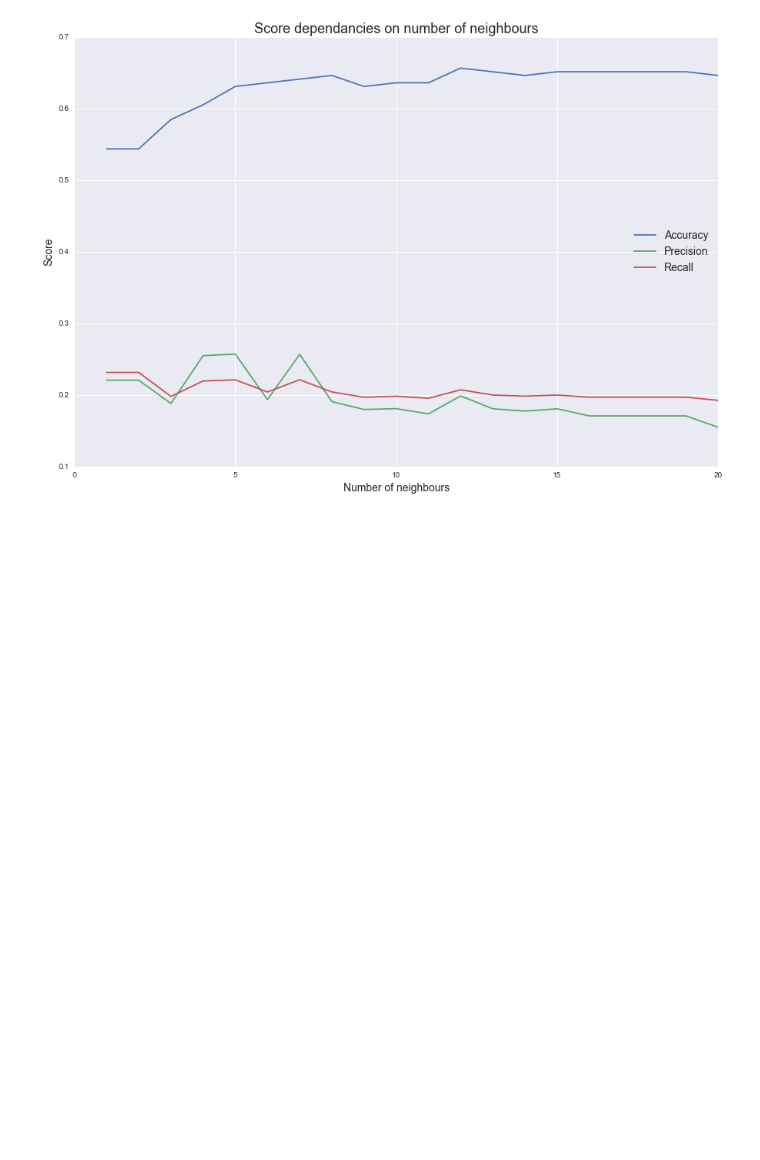
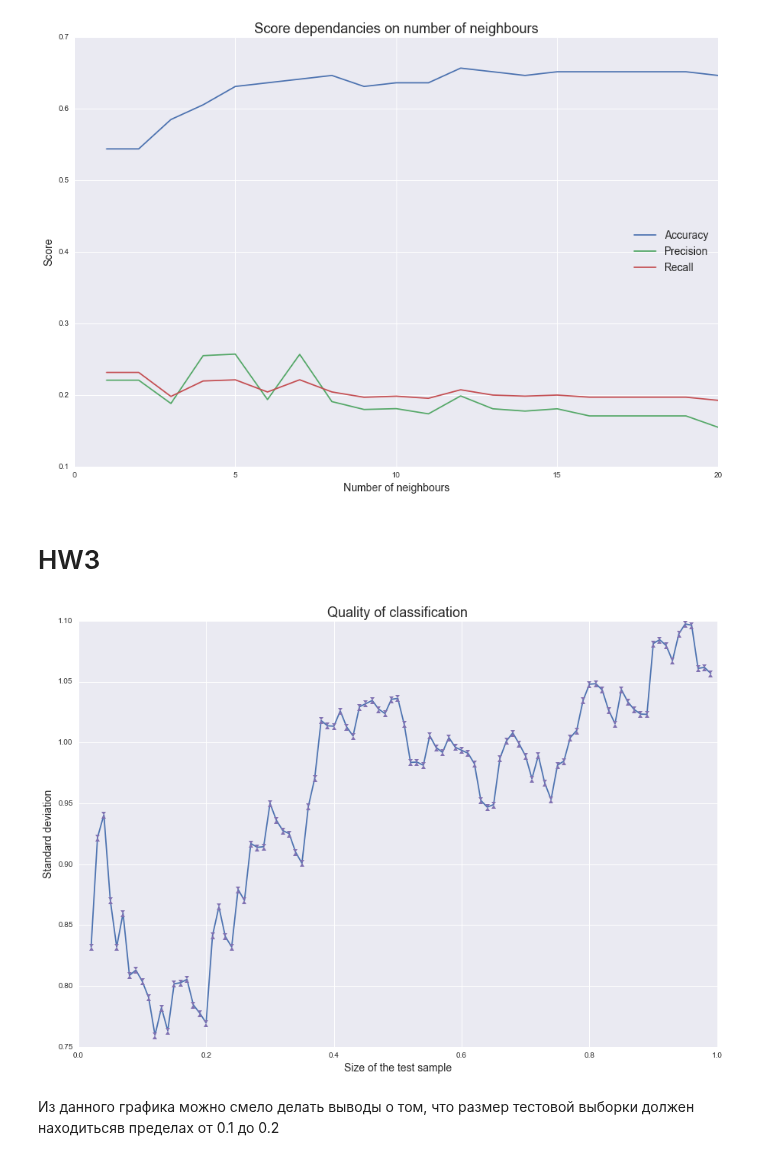
Before and after one commit to Intelligent-Systems-Phystech/StartCode, a Jupyter notebook: Samokhina2018Problem14/MainAlcoholProblem.ipynb, the cells around one changed output. Drawn from its saved outputs; the diff is of its cells as text; code cells hidden in the pictures; blank space fills up the shorter version.

```diff
--- a/Samokhina2018Problem14/MainAlcoholProblem.ipynb
+++ b/Samokhina2018Problem14/MainAlcoholProblem.ipynb
@@ -350,0 +381,11 @@ Confusion matrix:
+# %%
+model = KNeighborsClassifier(n_neighbors=7, weights='distance')
+model.fit(X_train, y_train_d)
+expected = y_test_d
+predicted = model.predict(X_test)
+print 'k-means\n'
+print 'Accuracy: '
+print (accuracy_score(expected,predicted))
+print
+print 'Confusion matrix: '
+print (metrics.confusion_matrix(expected, predicted))
@@ -385,3 +438,5 @@ plt.title('Score dependancies on number of neighbours', **title_font)
 plt.show()
 # %% [output]
 [figure]
+# %% [markdown]
+# HW3
@@ -387,0 +445,33 @@ plt.show()
+# %%
+err = []
+i = []
+j = 0.01
+while j < 0.99:
+    j = j+0.01
+    i.append(j)
+for j in i:
+    X_train, X_test, y_train_w, y_test_w, y_train_d, y_test_d = train_test_split(X, y_w, y_d, test_size=j, random_state = 42)
+    model = KNeighborsClassifier(n_neighbors=6, weights='distance')
+    model.fit(X_train, y_train_d)
+    expected = y_test_d
+    predicted = model.predict(X_test)
+    err.append(np.sqrt(metrics.mean_squared_error(expected, predicted)))
+# %%
+
+%matplotlib inline
+axis_font = {'fontname':'Arial', 'size':'14'}
+title_font = {'fontname':'Arial', 'size':'18'}
+plt.figure(figsize=(15,10))
+plt.rcParams.update({'font.size': 42})
+plt.plot(i, err)
+std = [x.std() for x in err]
+plt.errorbar(i,err, std, fmt='none', color="red", elinewidth=1, uplims=True, lolims=True)
+plt.xlabel('Size of the test sample', **axis_font)
+plt.ylabel('Standard deviation', **axis_font)
+plt.title('Quality of classification', **title_font)
+plt.savefig('errors.png')
+plt.show()
+# %% [output]
+[figure, added]
+# %% [markdown]
+Из данного графика можно смело делать выводы о том, что размер тестовой выборки должен находитьсяв пределах от 0.1 до 0.2
```
Also changed, not shown: parts of 8 cells of this notebook, 1 other file.
